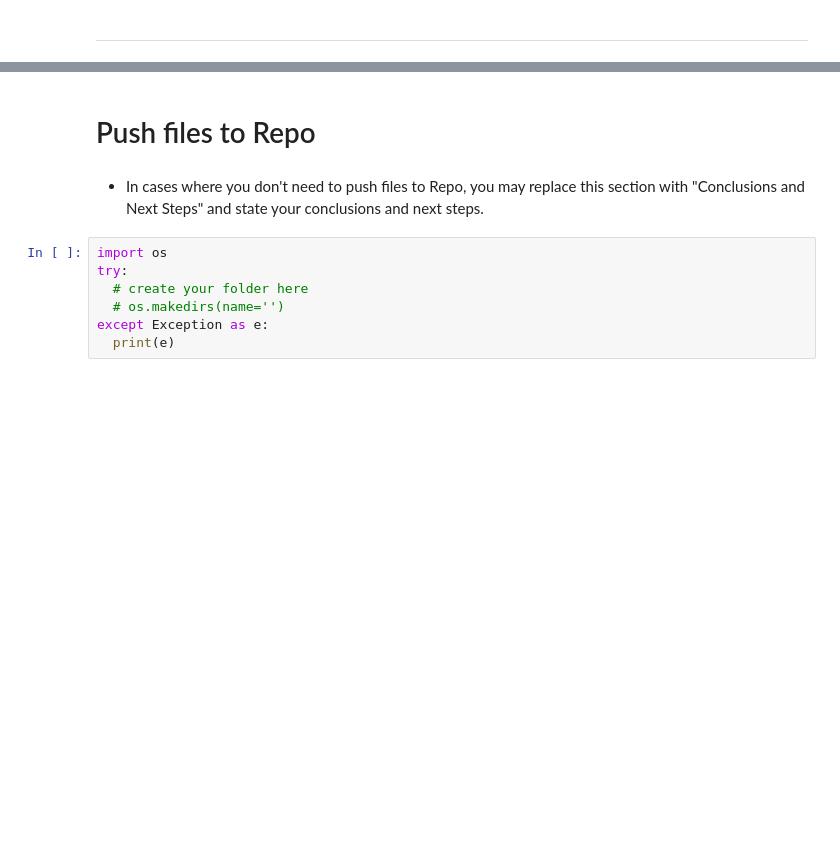
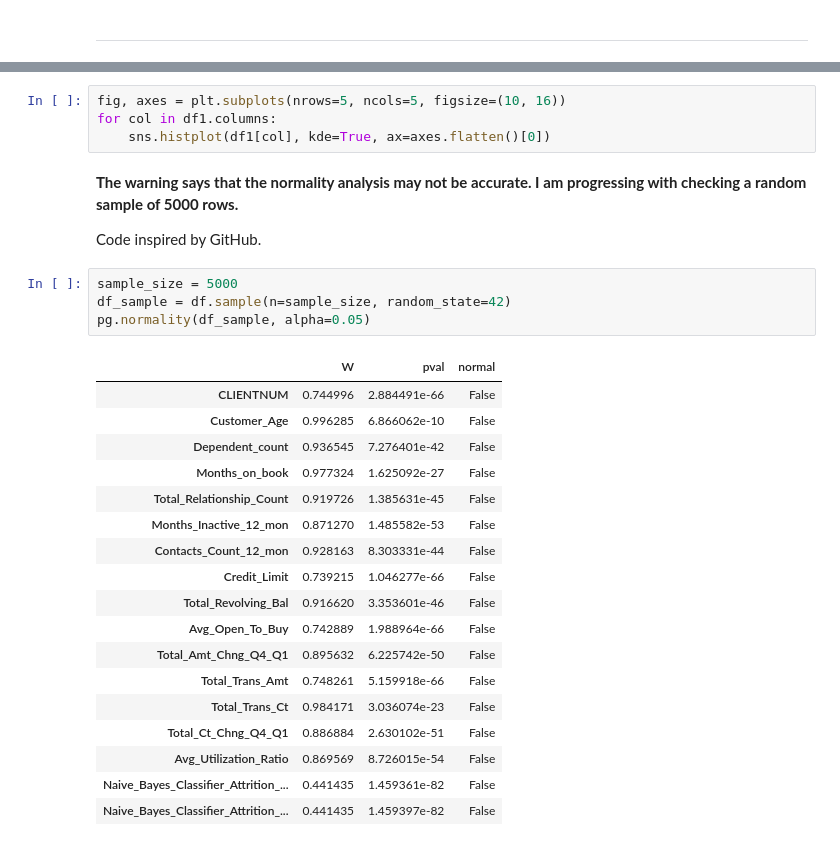
Before and after one commit to Harpreetkh/credit-card-customer-churn-analysis, a Jupyter notebook: jupyter_notebooks/credit-card-churn-analysis_extract.ipynb, the cells around one changed output, grey strips where cells are left out. Drawn from its saved outputs; the diff is of its cells as text; blank space fills up the shorter version.

```diff
--- a/jupyter_notebooks/credit-card-churn-analysis_extract.ipynb
+++ b/jupyter_notebooks/credit-card-churn-analysis_extract.ipynb
@@ -71,11 +132,31 @@ NOTE
-# %% [markdown]
-# Push files to Repo
-# %% [markdown]
-* In cases where you don't need to push files to Repo, you may replace this section with "Conclusions and Next Steps" and state your conclusions and next steps.
-# %%
-import os
-try:
-  # create your folder here
-  # os.makedirs(name='')
-except Exception as e:
-  print(e)
+# %%
+fig, axes = plt.subplots(nrows=5, ncols=5, figsize=(10, 16))
+for col in df1.columns:
+    sns.histplot(df1[col], kde=True, ax=axes.flatten()[0])
+# %% [markdown]
+**The warning says that the normality analysis may not be accurate. I am progressing with checking a random sample of 5000 rows.**
+
+Code inspired by GitHub.
+# %%
+sample_size = 5000
+df_sample = df.sample(n=sample_size, random_state=42)
+pg.normality(df_sample, alpha=0.05)
+# %% [output]
+|  | W | pval | normal |
+| CLIENTNUM | 0.744996 | 2.884491e-66 | False |
+| Customer_Age | 0.996285 | 6.866062e-10 | False |
+| Dependent_count | 0.936545 | 7.276401e-42 | False |
+| Months_on_book | 0.977324 | 1.625092e-27 | False |
+| Total_Relationship_Count | 0.919726 | 1.385631e-45 | False |
+| Months_Inactive_12_mon | 0.871270 | 1.485582e-53 | False |
+| Contacts_Count_12_mon | 0.928163 | 8.303331e-44 | False |
+| Credit_Limit | 0.739215 | 1.046277e-66 | False |
+| Total_Revolving_Bal | 0.916620 | 3.353601e-46 | False |
+| Avg_Open_To_Buy | 0.742889 | 1.988964e-66 | False |
+| Total_Amt_Chng_Q4_Q1 | 0.895632 | 6.225742e-50 | False |
+| Total_Trans_Amt | 0.748261 | 5.159918e-66 | False |
+| Total_Trans_Ct | 0.984171 | 3.036074e-23 | False |
+| Total_Ct_Chng_Q4_Q1 | 0.886884 | 2.630102e-51 | False |
+| Avg_Utilization_Ratio | 0.869569 | 8.726015e-54 | False |
+| Naive_Bayes_Classifier_Attrition_... | 0.441435 | 1.459361e-82 | False |
+| Naive_Bayes_Classifier_Attrition_... | 0.441435 | 1.459397e-82 | False |
```
Also changed, not shown: parts of 31 cells of this notebook.
